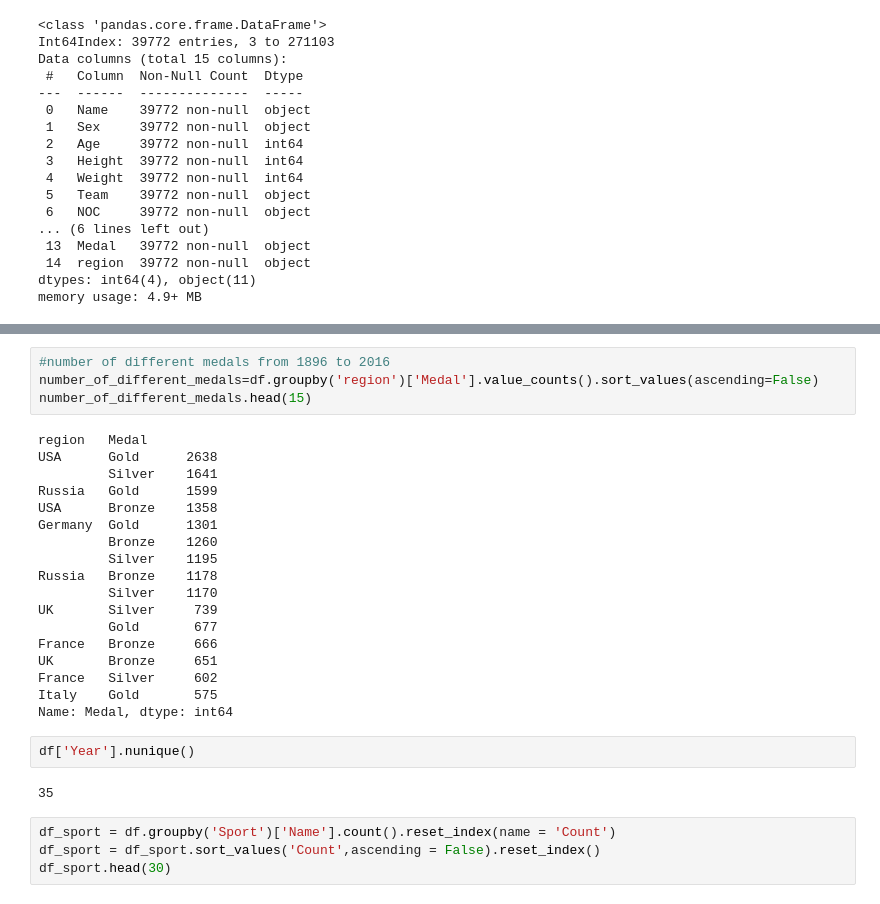
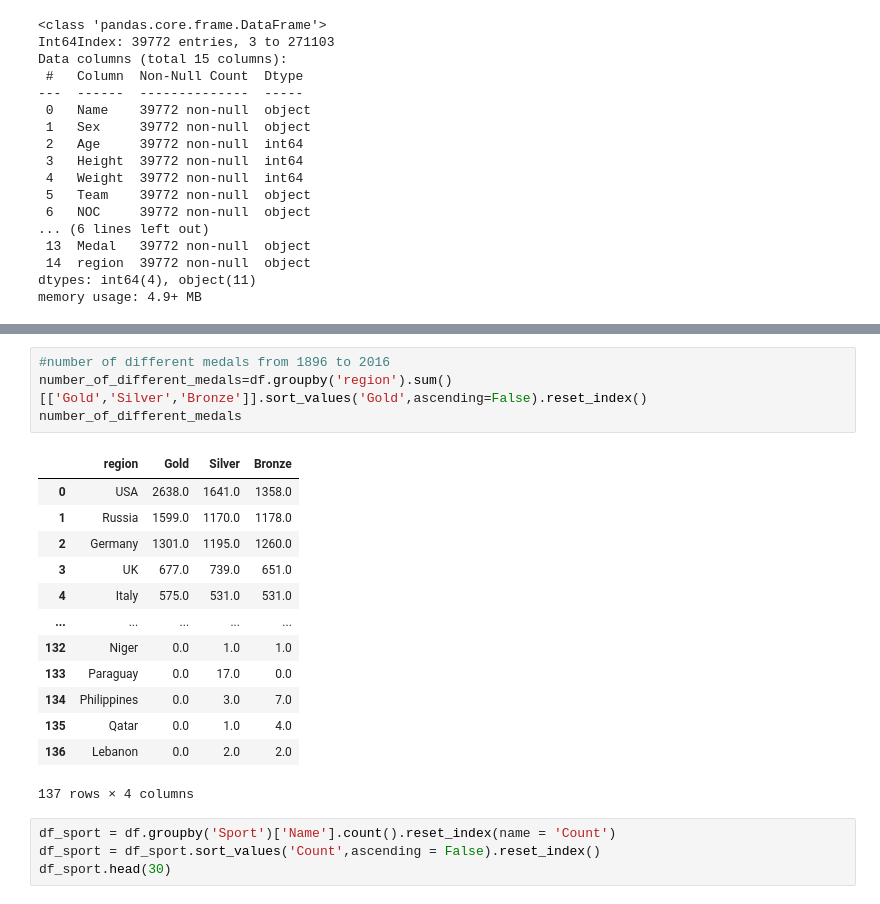
Before and after one commit to MaliheDahmardeh/Olympic-History, a Jupyter notebook: Olympic_History.ipynb, the cells around one changed output, grey strips where cells are left out. Cells and saved outputs as stored; diff of their text form.

```diff
--- a/Olympic_History.ipynb
+++ b/Olympic_History.ipynb
@@ -413,29 +451,21 @@ Wrestling          1296
 # %%
 #number of different medals from 1896 to 2016
-number_of_different_medals=df.groupby('region')['Medal'].value_counts().sort_values(ascending=False)
-number_of_different_medals.head(15)
+number_of_different_medals=df.groupby('region').sum()[['Gold','Silver','Bronze']].sort_values('Gold',ascending=False).reset_index()
+number_of_different_medals
 # %% [output]
+|  | region | Gold | Silver | Bronze |
+| 0 | USA | 2638.0 | 1641.0 | 1358.0 |
+| 1 | Russia | 1599.0 | 1170.0 | 1178.0 |
+| 2 | Germany | 1301.0 | 1195.0 | 1260.0 |
+| 3 | UK | 677.0 | 739.0 | 651.0 |
+| 4 | Italy | 575.0 | 531.0 | 531.0 |
+| ... | ... | ... | ... | ... |
+| 132 | Niger | 0.0 | 1.0 | 1.0 |
+| 133 | Paraguay | 0.0 | 17.0 | 0.0 |
+| 134 | Philippines | 0.0 | 3.0 | 7.0 |
+| 135 | Qatar | 0.0 | 1.0 | 4.0 |
+| 136 | Lebanon | 0.0 | 2.0 | 2.0 |
-region   Medal
-USA      Gold      2638
-         Silver    1641
-Russia   Gold      1599
-USA      Bronze    1358
-Germany  Gold      1301
-         Bronze    1260
-         Silver    1195
-Russia   Bronze    1178
-         Silver    1170
-UK       Silver     739
-         Gold       677
-France   Bronze     666
-UK       Bronze     651
-France   Silver     602
-Italy    Gold       575
-Name: Medal, dtype: int64
+137 rows × 4 columns
-# %%
-df['Year'].nunique()
-# %% [output]
-35
 # %%
 df_sport = df.groupby('Sport')['Name'].count().reset_index(name = 'Count')
 df_sport = df_sport.sort_values('Count',ascending = False).reset_index()
```
Also changed, not shown: parts of 6 cells of this notebook.
